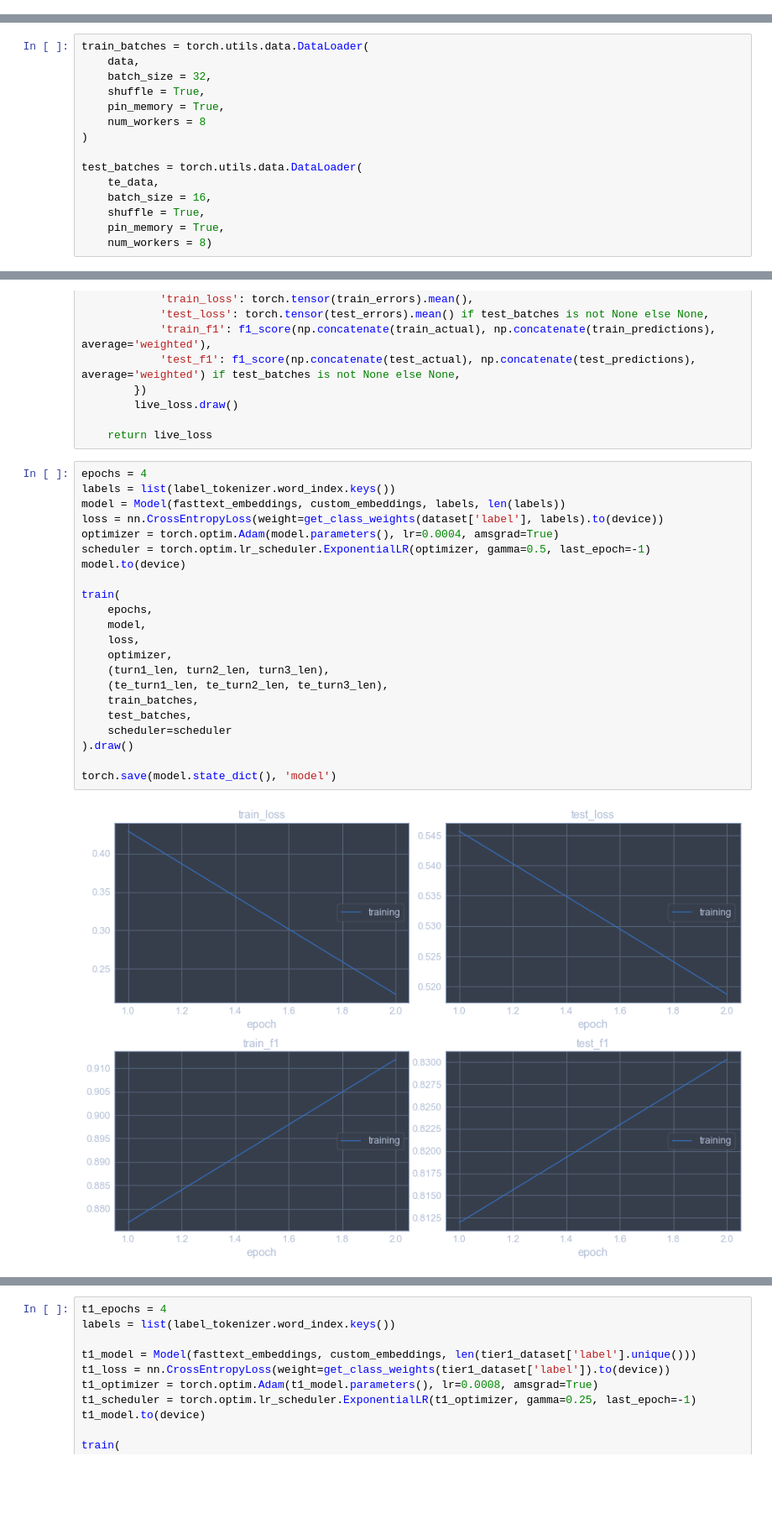
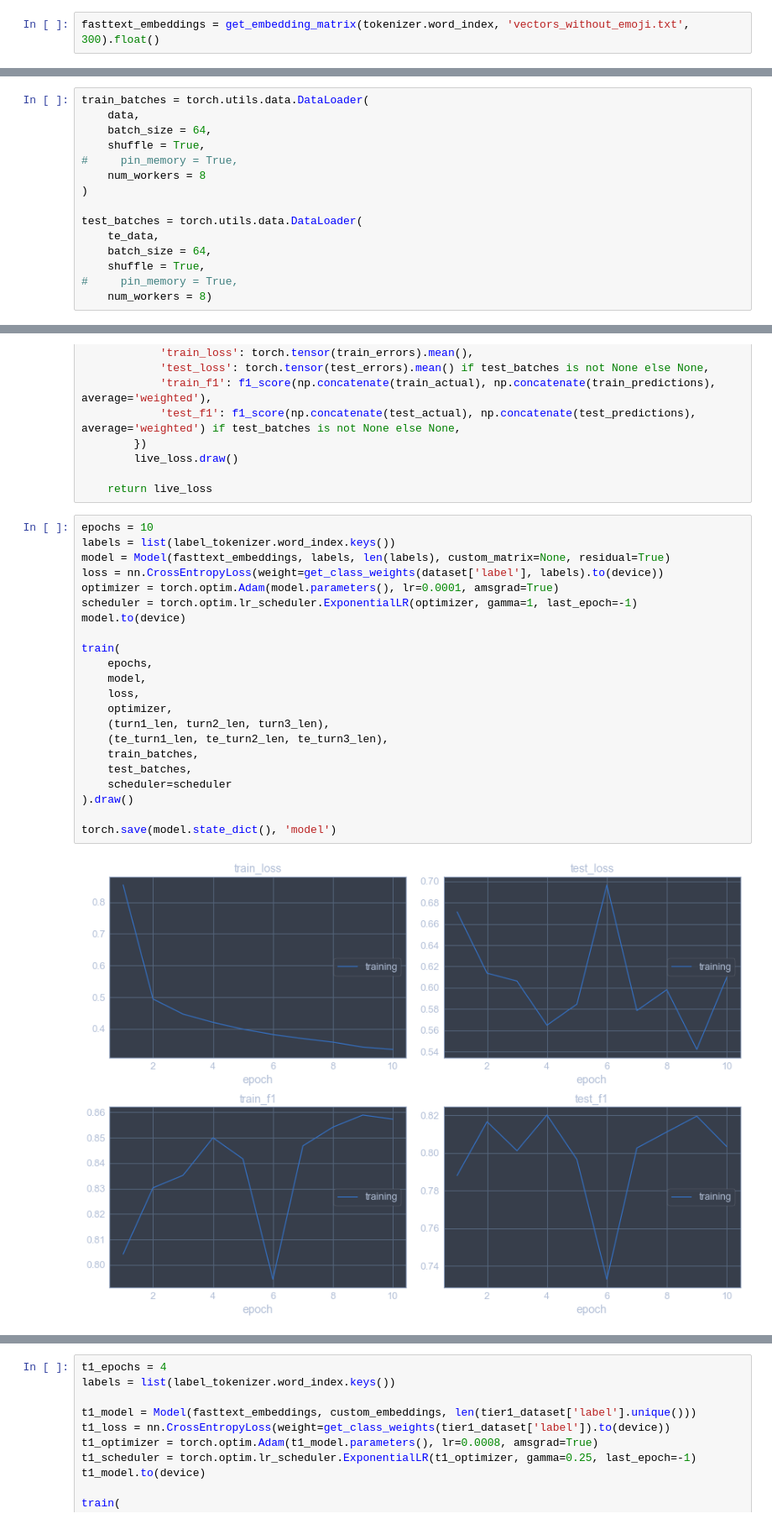
Before and after one commit to DhruvDh/emocontext, a Jupyter notebook: models/final.ipynb, the cells around one changed output, grey strips where cells are left out. Shown: that part at 84% size. Drawn from its saved outputs; the diff is of its cells as text; blank space fills up the shorter version.

```diff
--- a/models/final.ipynb
+++ b/models/final.ipynb
@@ -109,2 +91,4 @@ no custom vector for  clarify
+# %%
+fasttext_embeddings = get_embedding_matrix(tokenizer.word_index, 'vectors_without_emoji.txt', 300).float()
 # %%
 class Model(nn.Module):
@@ -205,17 +213,17 @@ t2_test_batches = torch.utils.data.DataLoader(
 # %%
 train_batches = torch.utils.data.DataLoader(
     data,
-    batch_size = 32,
+    batch_size = 64,
     shuffle = True,
-    pin_memory = True,
+#     pin_memory = True,
     num_workers = 8
 )
 
 test_batches = torch.utils.data.DataLoader(
     te_data,
-    batch_size = 16,
+    batch_size = 64,
     shuffle = True,
-    pin_memory = True,
+#     pin_memory = True,
     num_workers = 8)
 # %%
 def train(epochs, model, loss, optimizer, turn_lens, te_turn_lens, train_batches, test_batches=None, tensor_dataset=False, live_loss=PlotLosses(), scheduler=None):
@@ -293,27 +301,27 @@ def train(epochs, model, loss, optimizer, turn_lens, te_turn_lens, train_batches
 
     return live_loss
 # %%
-epochs = 4
+epochs = 10
 labels = list(label_tokenizer.word_index.keys())
-model = Model(fasttext_embeddings, custom_embeddings, labels, len(labels))
+model = Model(fasttext_embeddings, labels, len(labels), custom_matrix=None, residual=True)
 loss = nn.CrossEntropyLoss(weight=get_class_weights(dataset['label'], labels).to(device))
-optimizer = torch.optim.Adam(model.parameters(), lr=0.0004, amsgrad=True)
-scheduler = torch.optim.lr_scheduler.ExponentialLR(optimizer, gamma=0.5, last_epoch=-1)
+optimizer = torch.optim.Adam(model.parameters(), lr=0.0001, amsgrad=True)
+scheduler = torch.optim.lr_scheduler.ExponentialLR(optimizer, gamma=1, last_epoch=-1)
 model.to(device)
 
 train(
     epochs,
     model,
     loss,
     optimizer,
     (turn1_len, turn2_len, turn3_len),
     (te_turn1_len, te_turn2_len, te_turn3_len),
     train_batches,
     test_batches,
     scheduler=scheduler
 ).draw()
 
 torch.save(model.state_dict(), 'model')
 # %% [output]
-[figure, old version]
+[figure, new version]
 train_loss:
```
Also changed, not shown: parts of 10 cells of this notebook, 25 other files.
